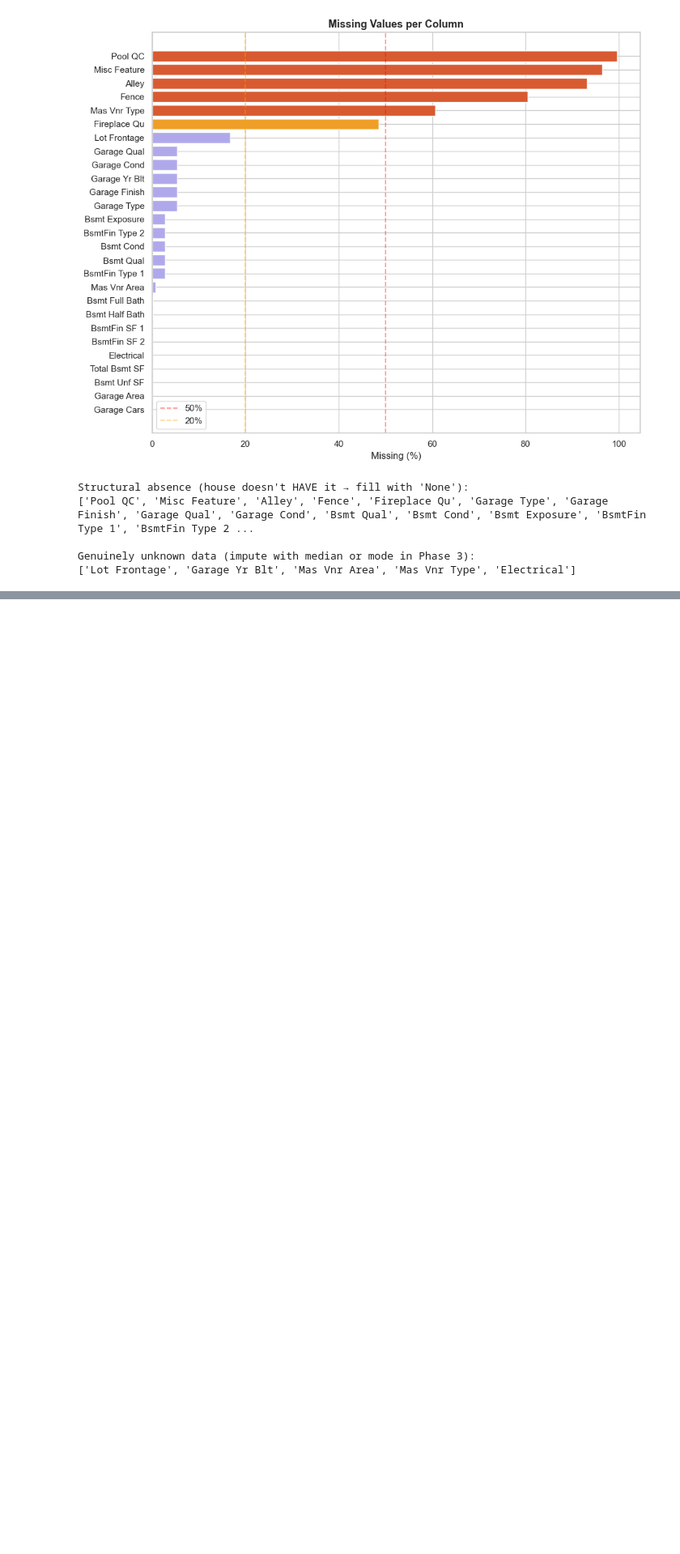
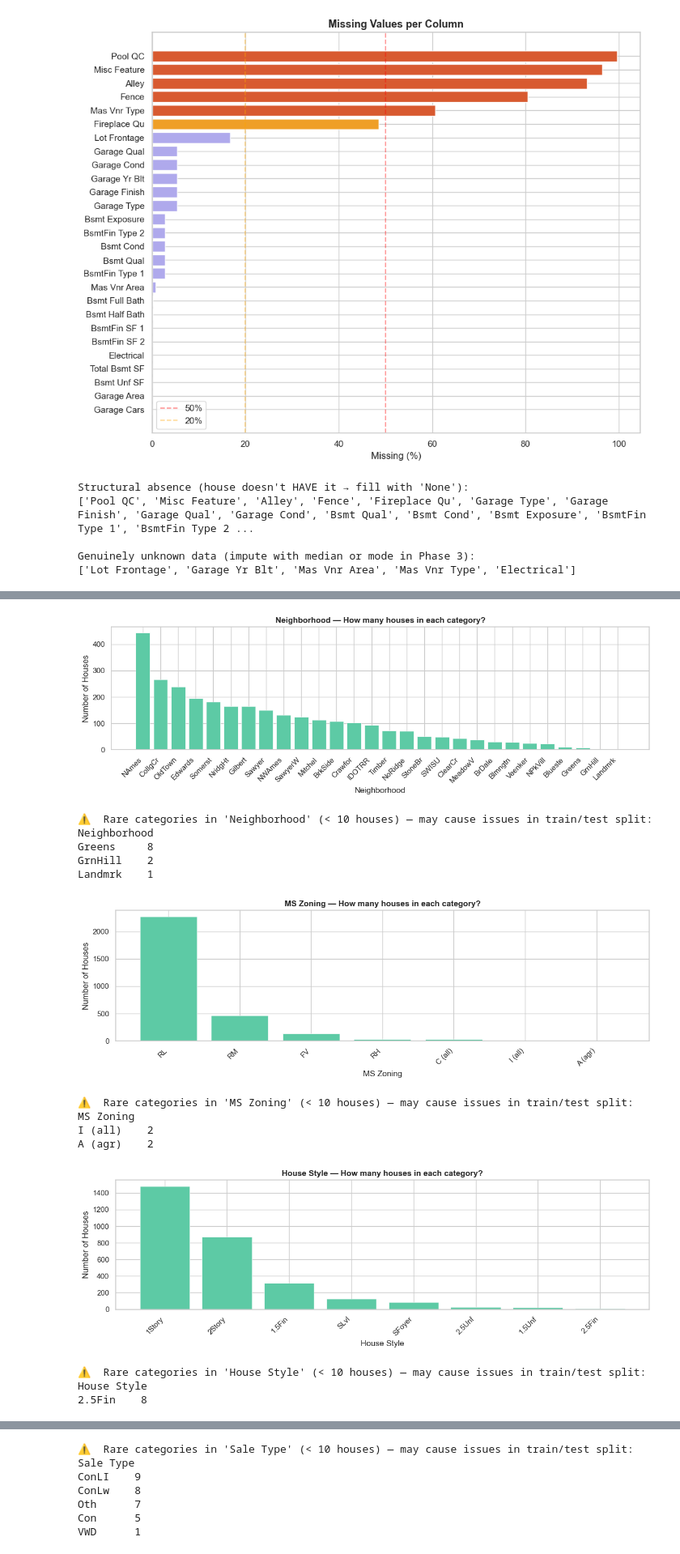
Before and after one commit to feroz-crash/house-price-prediction, a Jupyter notebook: notebooks/_eda.ipynb, the cells around one changed output, grey strips where cells are left out. Shown at 81% size. Saved outputs shown, nothing was run; the diff lists cells and outputs as text; code cells hidden in the pictures; blank space fills up the shorter version.

```diff
--- a/notebooks/_eda.ipynb
+++ b/notebooks/_eda.ipynb
@@ -251,0 +252,43 @@ IndentationError: unexpected indent (4158212281.py, line 1)
+# %%
+# See how many houses fall into each category.
+
+cat_features = ['Neighborhood', 'MS Zoning', 'House Style', 'Bldg Type', 'Sale Type']
+
+for col in cat_features:
+    value_counts = df[col].value_counts()
+
+    plt.figure(figsize=(12, 4))
+    plt.bar(value_counts.index, value_counts.values,
+            color='#5DCAA5', edgecolor='white', linewidth=0.5)
+    plt.title(f'{col} — How many houses in each category?',
+              fontsize=12, fontweight='bold')
+    plt.xlabel(col)
+    plt.ylabel('Number of Houses')
+    plt.xticks(rotation=45, ha='right')
+    plt.tight_layout()
+    plt.savefig(f'../reports/figures/04_cat_{col.replace(" ", "_")}.png',
+                dpi=150, bbox_inches='tight')
+    plt.show()
+
+    # flag rare categories (fewer than 10 houses)
+    rare = value_counts[value_counts < 10]
+    if len(rare) > 0:
+        print(f"\n⚠  Rare categories in '{col}' (< 10 houses) — may cause issues in train/test split:")
+        print(rare.to_string())
+        print()
+# %% [output]
+[figure, added]
+⚠  Rare categories in 'Neighborhood' (< 10 houses) — may cause issues in train/test split:
+Neighborhood
+Greens     8
+GrnHill    2
+Landmrk    1
+[figure, added]
+⚠  Rare categories in 'MS Zoning' (< 10 houses) — may cause issues in train/test split:
+MS Zoning
+I (all)    2
+A (agr)    2
+[figure, added]
+⚠  Rare categories in 'House Style' (< 10 houses) — may cause issues in train/test split:
+House Style
+2.5Fin    8
@@ -251,0 +297,7 @@ IndentationError: unexpected indent (4158212281.py, line 1)
+⚠  Rare categories in 'Sale Type' (< 10 houses) — may cause issues in train/test split:
+Sale Type
+ConLI    9
+ConLw    8
+Oth      7
+Con      5
+VWD      1
```
Also changed, not shown: parts of 8 cells of this notebook, 13 other files.
